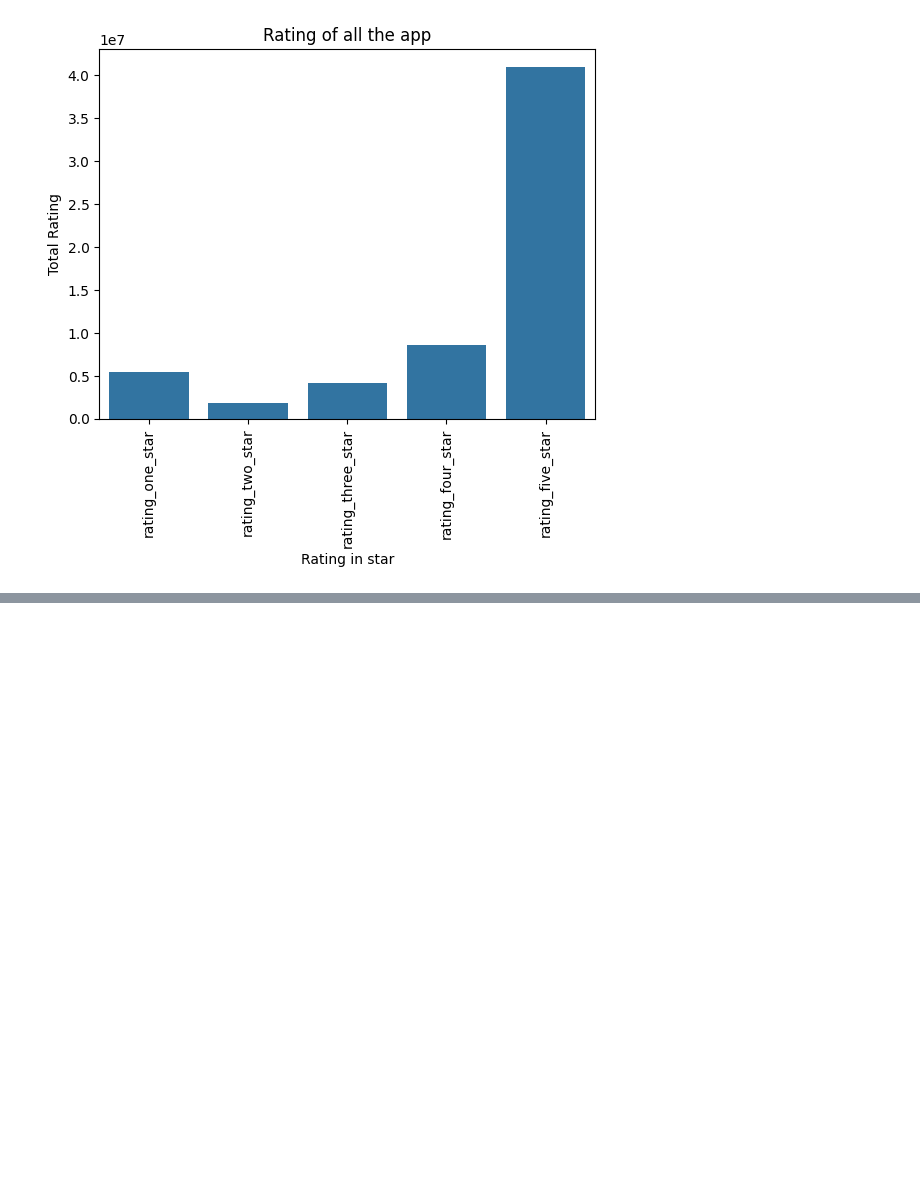
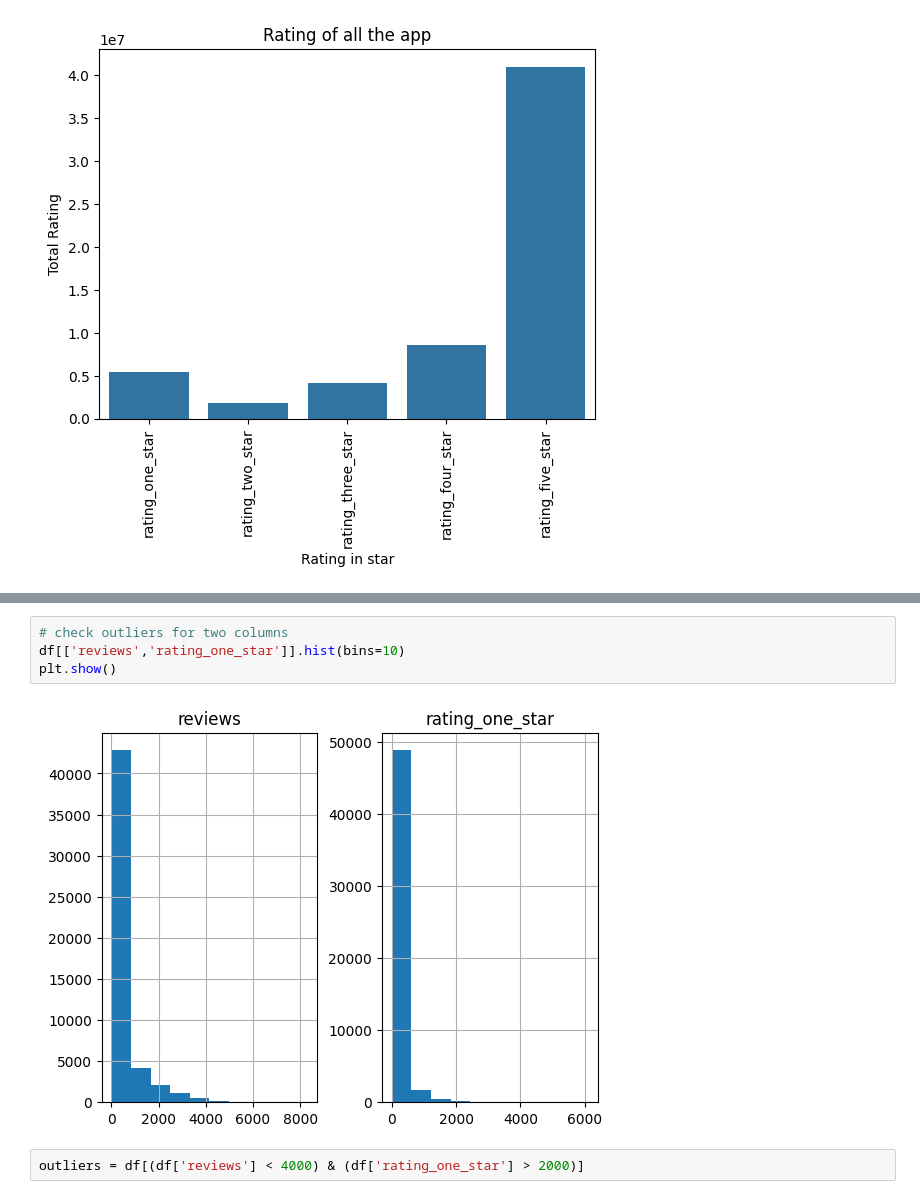
Before and after one commit to ankitlovanshi/pandas_project, a Jupyter notebook: project_on_playstore.ipynb, the cells around one changed output, grey strips where cells are left out. Drawn from its saved outputs; the diff is of its cells as text; blank space fills up the shorter version.

```diff
--- a/project_on_playstore.ipynb
+++ b/project_on_playstore.ipynb
@@ -341,0 +377,8 @@ plt.show()
+# %%
+# check outliers for two columns
+df[['reviews','rating_one_star']].hist(bins=10)
+plt.show()
+# %% [output]
+[figure, added]
+# %%
+outliers = df[(df['reviews'] < 4000) & (df['rating_one_star'] > 2000)]
```
Also changed, not shown: parts of 10 cells of this notebook.
